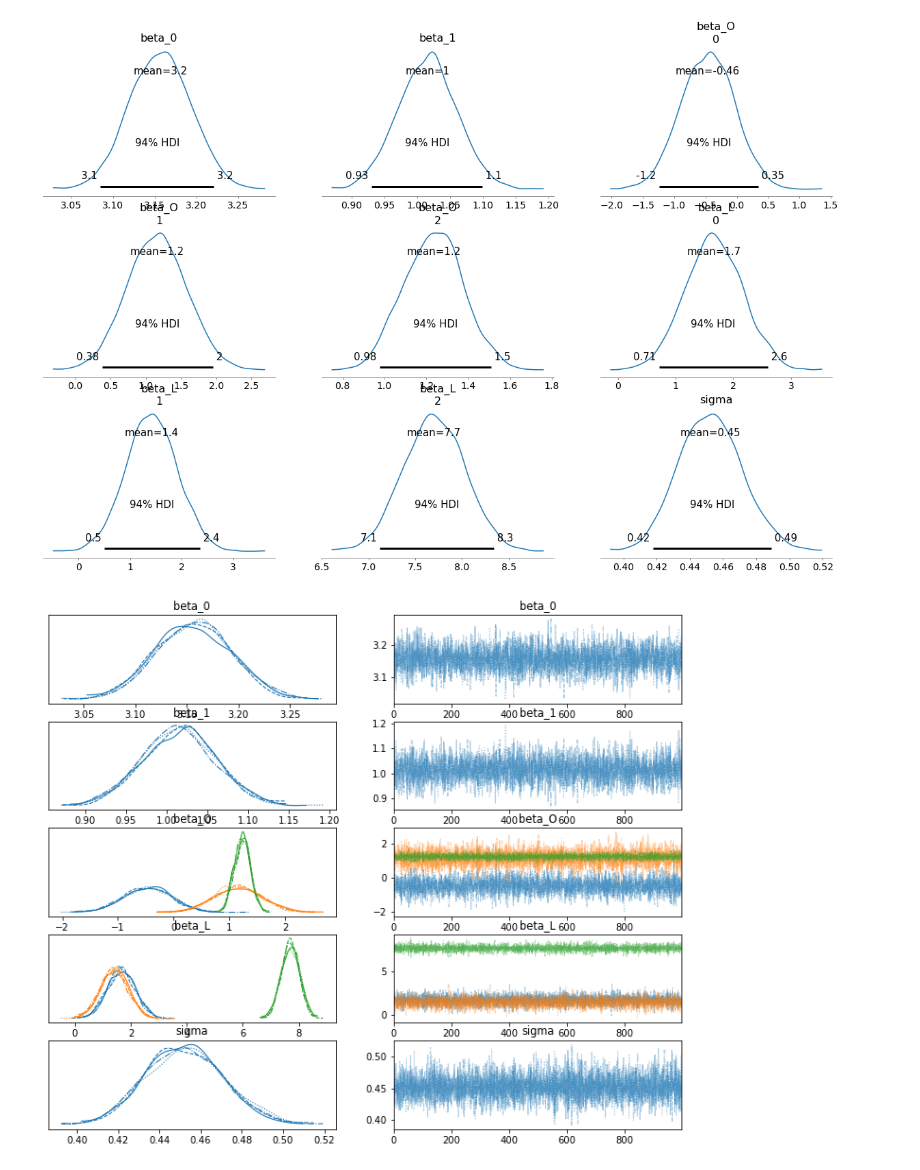
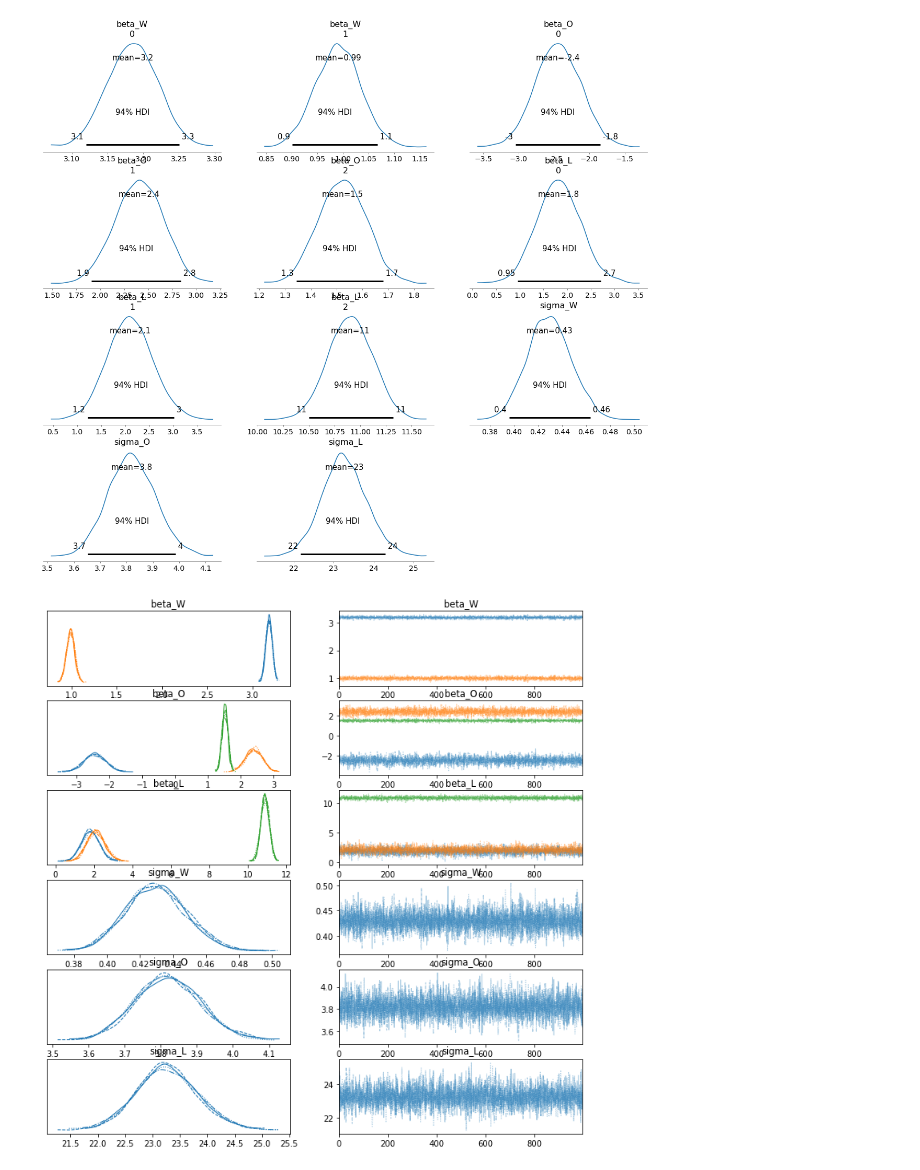
Before and after one commit to AnttiHaerkoenen/socio-ethnic_segregation, a Jupyter notebook: notebooks/exploratory_analysis.ipynb, the cells around one changed output. Saved outputs shown, nothing was run; the diff lists cells and outputs as text; code cells hidden in the pictures.

```diff
--- a/notebooks/exploratory_analysis.ipynb
+++ b/notebooks/exploratory_analysis.ipynb
@@ -11,6 +11,6 @@ import matplotlib.pyplot as plt
 
 cf.go_offline()
 data_dir = Path('../data/processed')
-data = gpd.read_file(data_dir / 'spatial_income_1880.gpkg').dropna()
-
-data.plot(figsize=(10,10))
+data = gpd.read_file(data_dir / 'spatial_income_1880.gpkg')
+# print(data.loc[data.orthodox_proportion.isna()])
+data.dropna(inplace=True)
@@ -33,10 +36,12 @@ array([[<AxesSubplot:title={'center':'lutheran'}>]], dtype=object)
 # %%
 with pm.Model() as model_1:
     F = pm.Data('F', data.is_old.astype('int'))
-    beta_0 = pm.Normal('beta_0', mu=4, sigma=1)
-    beta_1 = pm.Normal('beta_1', mu=0, sigma=1)
-    sigma = pm.HalfNormal('sigma', sigma=1)
-    ln_W = pm.StudentT('ln_W', nu=1, mu=beta_0 + beta_1 * F, sigma=sigma, observed=data.total_income_ln)
+
+    mu_beta_W = np.array([4, 1])
+    sigma_beta_W = np.array(np.diagflat([1, 1]))
+    beta_W = pm.MvNormal('beta_W', mu_beta_W, sigma_beta_W, shape=2)
+    sigma_W = pm.HalfNormal('sigma_W', sigma=1)
+    ln_W = pm.StudentT('ln_W', nu=1, mu=beta_W[0] + beta_W[1] * F, sigma=sigma_W, observed=data.total_income_ln)
 
     mu_beta_O = np.array([0., 0., 0.])
     mu_beta_L = np.array([0., 0., 0.])
@@ -45,10 +50,8 @@ with pm.Model() as model_1:
 
     beta_O = pm.MvNormal('beta_O', mu_beta_O, sigma_beta_O, shape=3)
     beta_L = pm.MvNormal('beta_L', mu_beta_L, sigma_beta_L, shape=3)
-    # O_mu = pm.Deterministic('O_mu', beta_O[0] + beta_O[1] * F + beta_O[2] * ln_W)
-    # L_mu = pm.Deterministic('L_mu', beta_L[0] + beta_L[1] * F + beta_L[2] * ln_W)
-    sigma_O = 10
-    sigma_L = 50
+    sigma_O = pm.HalfNormal('sigma_O', 10)
+    sigma_L = pm.HalfNormal('sigma_L', 10)
 
     O = pm.Normal('O', beta_O[0] + beta_O[1] * F + beta_O[2] * ln_W, sigma_O, observed=data.orthodox)
     L = pm.Normal('L', beta_L[0] + beta_L[1] * F + beta_L[2] * ln_W, sigma_L, observed=data.lutheran)
@@ -71,4 +74,4 @@ Sampling 4 chains for 1_000 tune and 1_000 draw iterations (4_000 + 4_000 draws
 [interactive output not drawn]
 [drawing not drawn]
-[figure, old version]
+[figure, new version]
-[figure, old version]
+[figure, new version]
```
Also changed, not shown: parts of 6 cells of this notebook, 2 other files.
